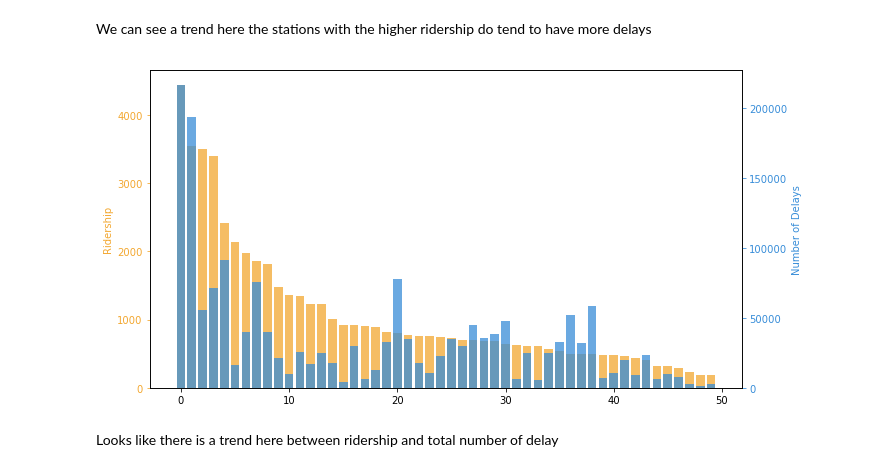
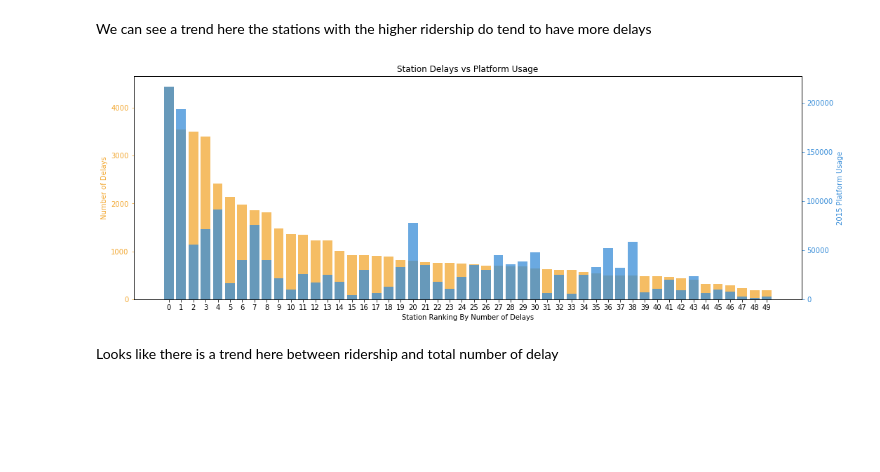
Before and after one commit to cllopes/scs-3250-tcc, a Jupyter notebook: Cindy/3_Stations.ipynb, the cells around one changed output. Cells and saved outputs as stored; diff of their text form; code cells hidden in the pictures; blank space fills up the shorter version.

Commit message:
Changes to start extracting charts

```diff
--- a/Cindy/3_Stations.ipynb
+++ b/Cindy/3_Stations.ipynb
@@ -168,22 +242,25 @@ We can see a trend here the stations with the higher ridership do tend to have m
 # %%
 count_color = '#388dd8'
 ridership_color = '#f2a730'
 x = np.arange(len(station_delay_ridership))
-
-fig, ax1 = plt.subplots(figsize=(10,5))
-
+fig, ax1 = plt.subplots(figsize=(15,5))
 ax1.bar(x, station_delay_ridership['Count'], alpha=0.75, label='Count', color=ridership_color)
-ax1.set_ylabel('Ridership', color=ridership_color)
+ax1.set_ylabel('Number of Delays', color=ridership_color)
 ax1.tick_params('y', colors=ridership_color)
 
 ax2 = ax1.twinx()
 ax2.bar(x, station_delay_ridership['2015 Total'], alpha=0.75, label='Ridership', color=count_color)
-ax2.set_ylabel('Number of Delays', color=count_color)
+ax2.set_ylabel('2015 Platform Usage', color=count_color)
 ax2.tick_params('y', colors=count_color)
 fig.tight_layout()
+
+plt.xticks(x)
+ax1.set_xlabel('Station Ranking By Number of Delays')
+plt.title('Station Delays vs Platform Usage')
+plt.savefig('16_station_platform_usage.png', bbox_inches='tight')
 plt.show()
 # %% [output]
-[figure, old version]
+[figure, new version]
 # %% [markdown]
 Looks like there is a trend here between ridership and total number of delay
 # %% [markdown]
```
Also changed, not shown: parts of 29 cells of this notebook, 16 other files.
